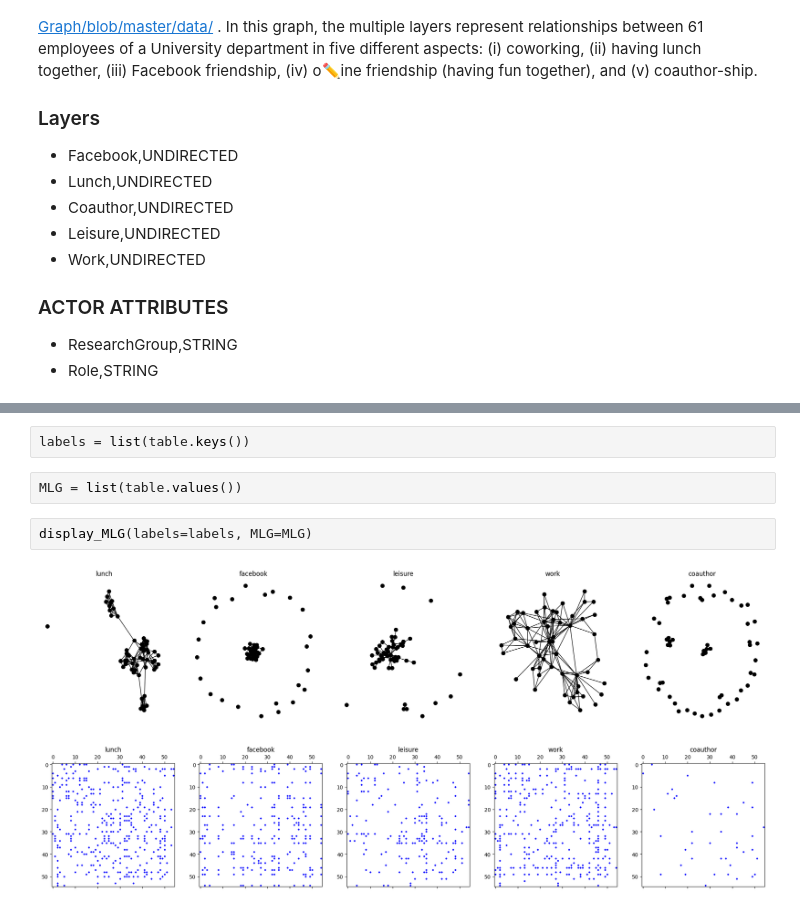
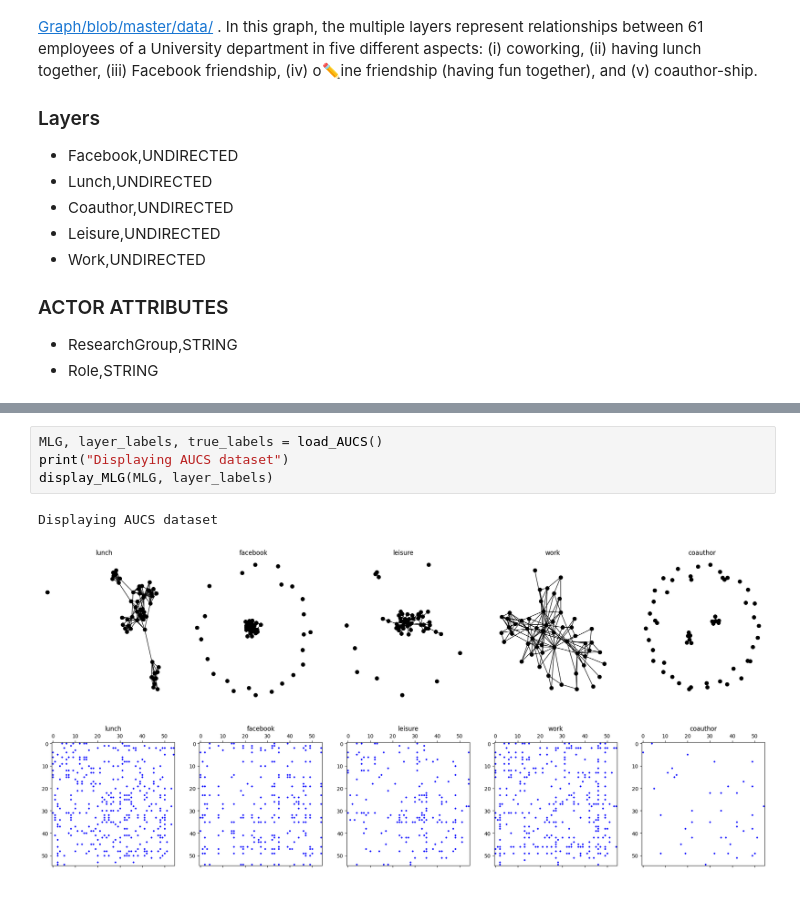
Before and after one commit to souheib1/Clustering-with-Multi-Layer-Graphs, a Jupyter notebook: data_processing_and_visualization.ipynb, the cells around one changed output, grey strips where cells are left out. Cells and saved outputs as stored; diff of their text form.

```diff
--- a/data_processing_and_visualization.ipynb
+++ b/data_processing_and_visualization.ipynb
@@ -181,9 +48,8 @@ Graph: coauthor
-# %%
-labels = list(table.keys())
-# %%
-MLG = list(table.values())
-# %%
-display_MLG(labels=labels, MLG=MLG)
-# %% [output]
-[figure, removed]
-[figure, removed]
+# %%
+MLG, layer_labels, true_labels = load_AUCS()
+print("Displaying AUCS dataset")
+display_MLG(MLG, layer_labels)
+# %% [output]
+Displaying AUCS dataset
+[figure, added]
+[figure, added]
```
Also changed, not shown: parts of 8 cells of this notebook, 1 other file.
